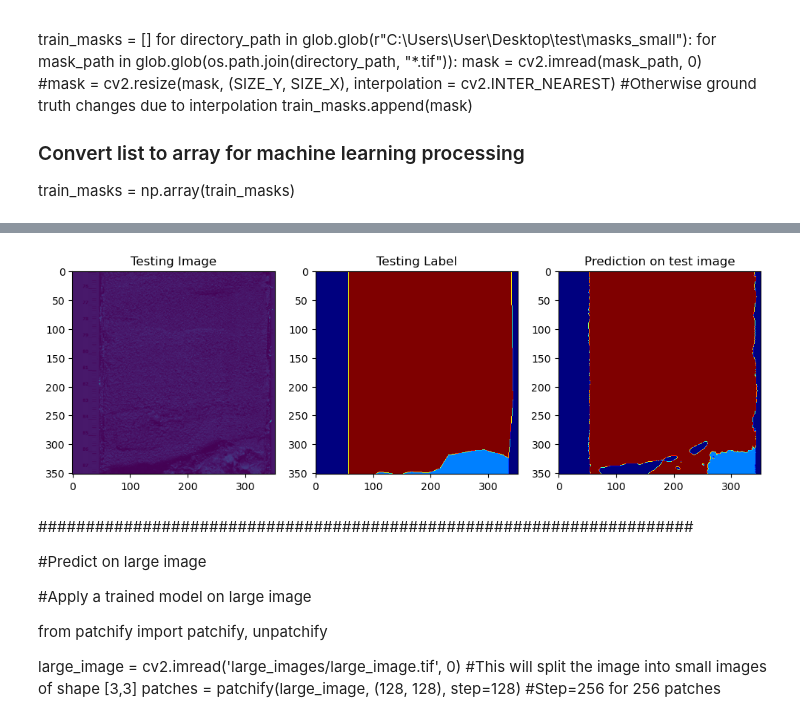
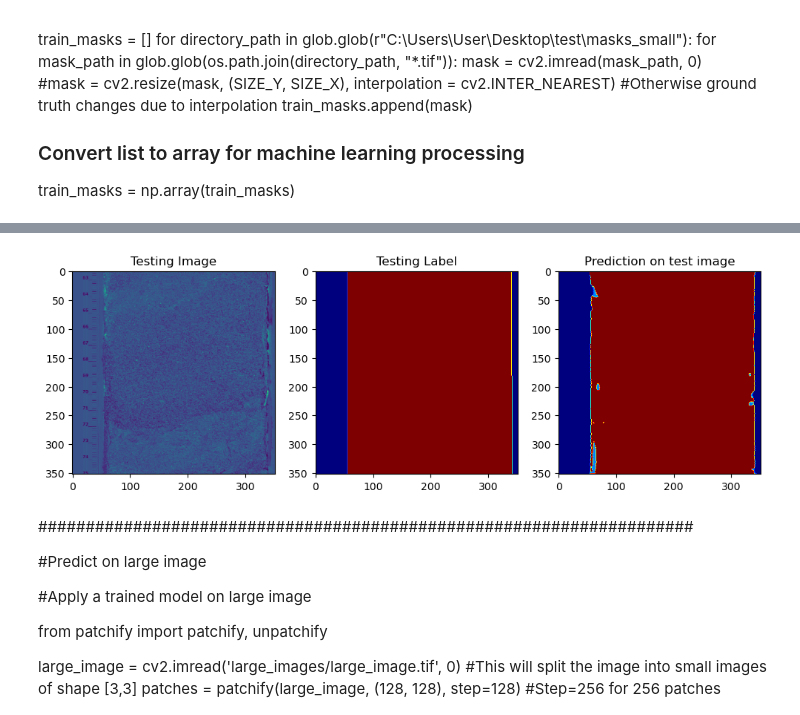
Before and after one commit to pbecerrav/ADS_course, a Jupyter notebook: CAS_project/project_code/project_main_notebook_PBecerra.ipynb, the cells around one changed output, grey strips where cells are left out. Cells and saved outputs as stored; diff of their text form; code cells hidden in the pictures.

Commit message:
Final project. Validation Run.

```diff
--- a/CAS_project/project_code/project_main_notebook_PBecerra.ipynb
+++ b/CAS_project/project_code/project_main_notebook_PBecerra.ipynb
@@ -551,7 +548,7 @@ Accuracy is =  86.25210523605347 %
 # %%
 ##################################
 model = get_model()
-model.load_weights('/Users/pbecerra/CAS/ADS_course/Module6/project/image_data/z_tryout/Model4_random_catXent.keras')
+model.load_weights('/Users/pbecerra/CAS/ADS_course/CAS_project/image_data/z_tryout/Model5_val_random_catXent.keras')
 
 #IOU
 y_pred=model.predict(X_test)
@@ -622,7 +619,7 @@ plt.imshow(train_masks[0,:,:], cmap='gray')
 #model = get_model()
 #model.load_weights('???.hdf5')
 import random
-test_img_number = 50#random.randint(0, len(X_test))
+test_img_number = 7#random.randint(0, len(X_test))
 test_img = X_test[test_img_number]
 ground_truth=y_test[test_img_number]
 test_img_norm=test_img[:,:,0][:,:,None]
@@ -647,4 +644,4 @@ plt.show()
-[figure, old version]
+[figure, new version]
 # %% [markdown]
 #####################################################################
 
```
Also changed, not shown: parts of 23 cells of this notebook, 2 other files.
